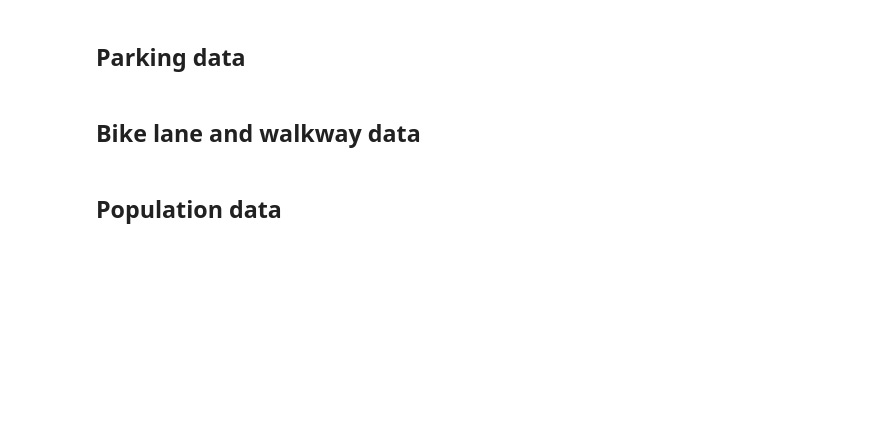
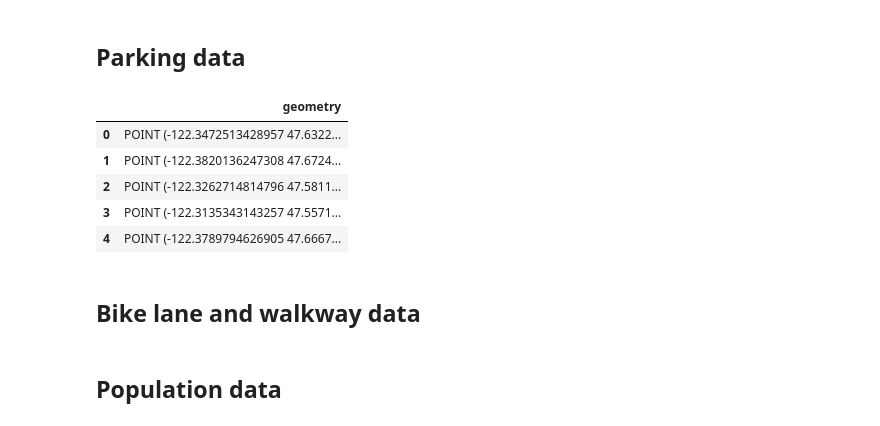
Before and after one commit to Greening-Seattle/Prediction, a Jupyter notebook: Prediction_Processing_MC.ipynb, the cells around one changed output. Drawn from its saved outputs; the diff is of its cells as text; code cells hidden in the pictures; blank space fills up the shorter version.

```diff
--- a/Prediction_Processing_MC.ipynb
+++ b/Prediction_Processing_MC.ipynb
@@ -128,6 +132,16 @@ racks_cleaned.head()
 #Parking -- street signs indicate parking zone and date of installation
 street_signs_url = 'https://gisdata.seattle.gov/server/rest/services/SDOT/SDOT_Signs/MapServer/0/query?where=1%3D1&outFields=OBJECTID,COMPKEY,COMPTYPE,CATEGORY,CATEGORYDESCR,ADDDTTM,MODDTTM,INSTDATE,SHAPE_LNG,SHAPE_LAT&outSR=4326&f=json'
 street_signs = gpd.read_file(street_signs_url)
+# %%
+street_signs_cleaned = street_signs[['geometry']]
+street_signs_cleaned.head()
+# %% [output]
+|  | geometry |
+| 0 | POINT (-122.3472513428957 47.6322... |
+| 1 | POINT (-122.3820136247308 47.6724... |
+| 2 | POINT (-122.3262714814796 47.5811... |
+| 3 | POINT (-122.3135343143257 47.5571... |
+| 4 | POINT (-122.3789794626905 47.6667... |
 # %% [markdown]
 ## Bike lane and walkway data
 # %%
```
Also changed, not shown: parts of 5 cells of this notebook, 3 other files.
